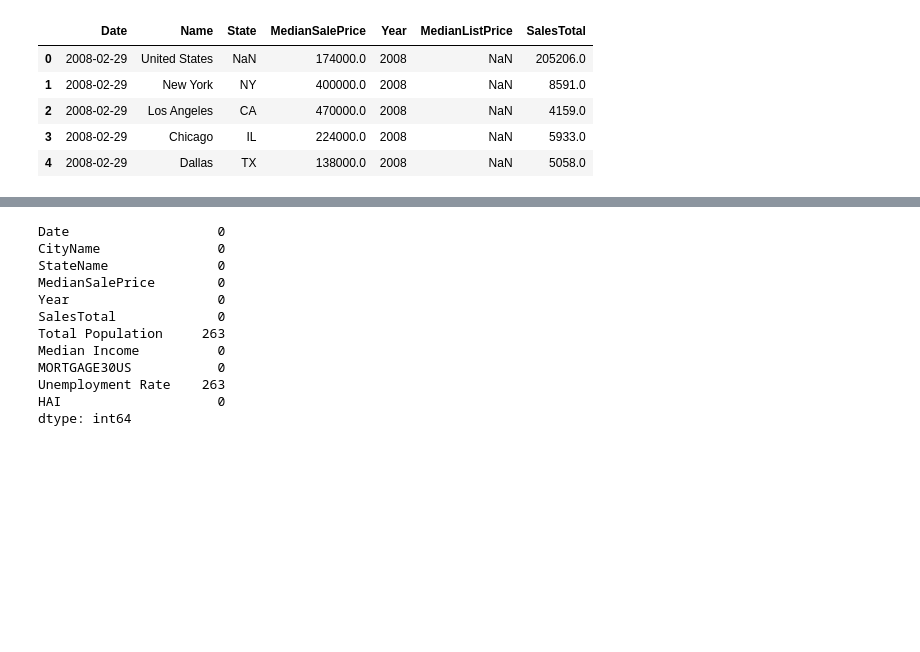
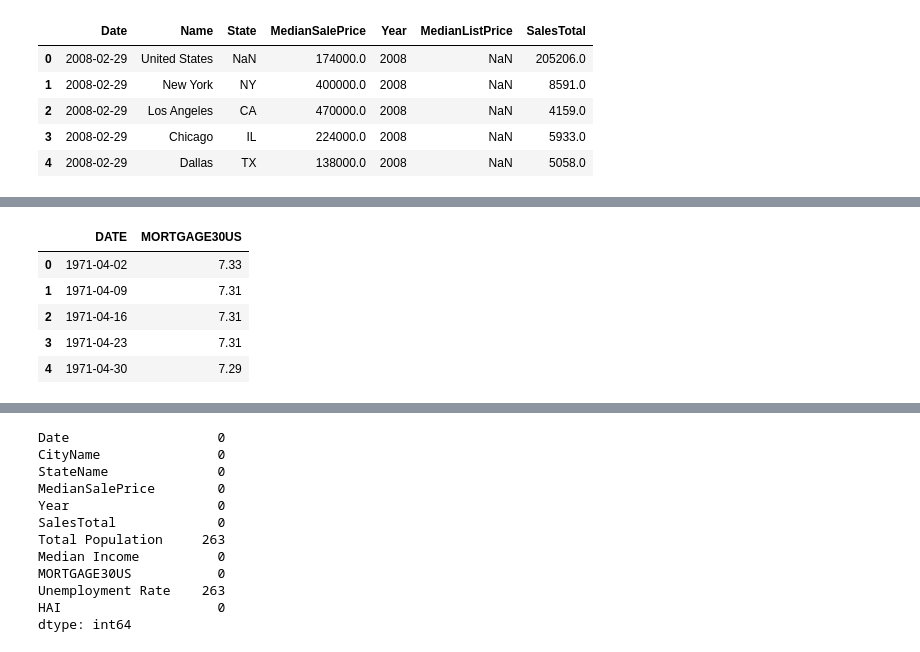
Before and after one commit to Ishicka/The-Seven, a Jupyter notebook: merge_data.ipynb, the cells around one changed output, grey strips where cells are left out. Drawn from its saved outputs; the diff is of its cells as text; code cells hidden in the pictures; blank space fills up the shorter version.

```diff
--- a/merge_data.ipynb
+++ b/merge_data.ipynb
@@ -198,3 +207,12 @@ df1.head()
+# %%
+df3.head()
+# %% [output]
+|  | DATE | MORTGAGE30US |
+| 0 | 1971-04-02 | 7.33 |
+| 1 | 1971-04-09 | 7.31 |
+| 2 | 1971-04-16 | 7.31 |
+| 3 | 1971-04-23 | 7.31 |
+| 4 | 1971-04-30 | 7.29 |
 # %%
 df3 = df3.rename(columns={'DATE': 'Date'})
 # Convert 'Date' to datetime in df3
```
Also changed, not shown: parts of 15 cells of this notebook, 2 other files.
